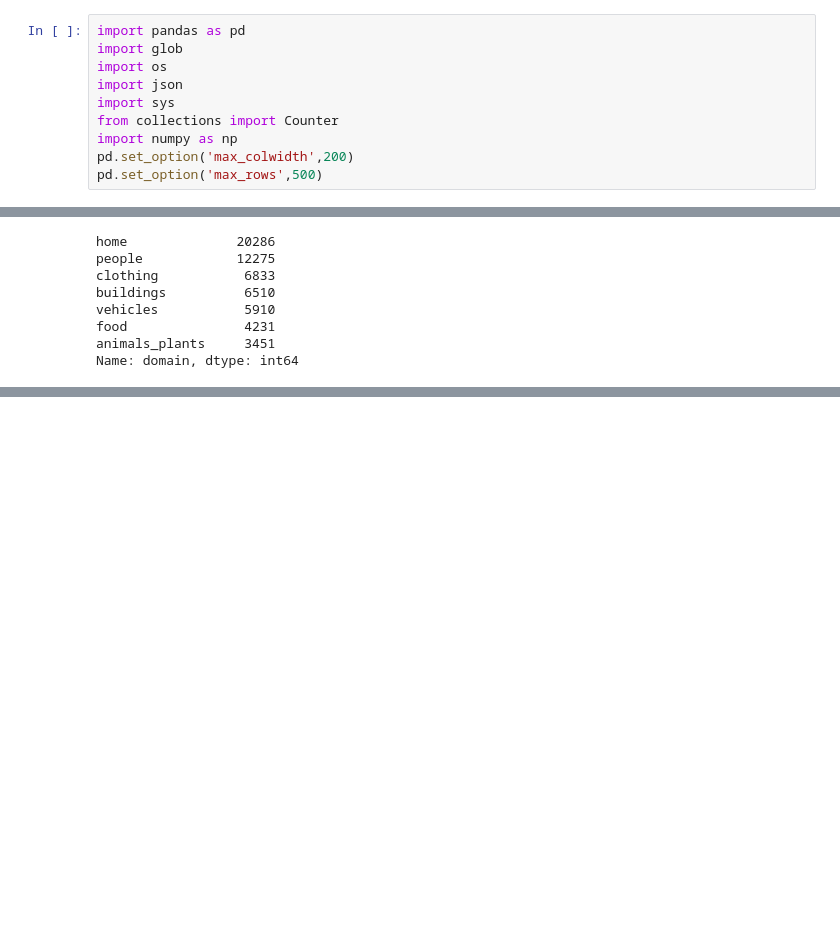
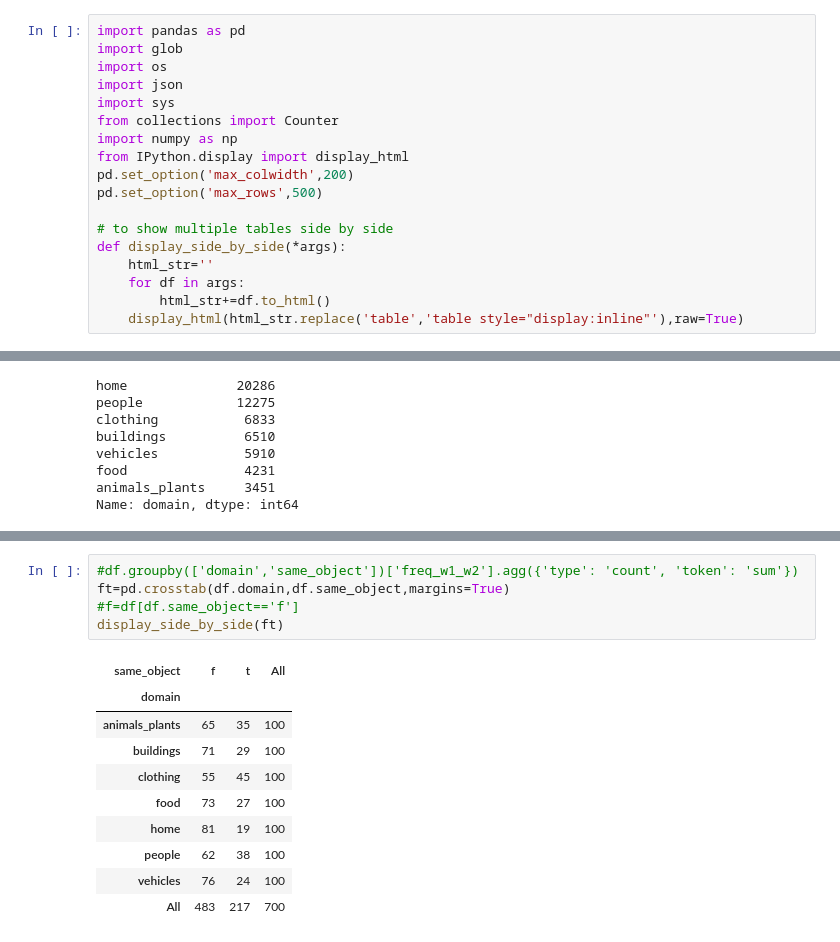
Before and after one commit to sinazarriess/many_names_collection, a Jupyter notebook: analysis/explore.ipynb, the cells around one changed output, grey strips where cells are left out. Drawn from its saved outputs; the diff is of its cells as text; blank space fills up the shorter version.

```diff
--- a/analysis/explore.ipynb
+++ b/analysis/explore.ipynb
@@ -6,8 +6,16 @@ import json
 import sys
 from collections import Counter
 import numpy as np
+from IPython.display import display_html
 pd.set_option('max_colwidth',200)
 pd.set_option('max_rows',500)
+
+# to show multiple tables side by side
+def display_side_by_side(*args):
+    html_str=''
+    for df in args:
+        html_str+=df.to_html()
+    display_html(html_str.replace('table','table style="display:inline"'),raw=True)
 # %%
 imgs = pd.read_csv('all_responses_round0-3_cleaned.csv',sep="\t")
 # %%
@@ -118,0 +137,16 @@ Name: domain, dtype: int64
+# %%
+#df.groupby(['domain','same_object'])['freq_w1_w2'].agg({'type': 'count', 'token': 'sum'})
+ft=pd.crosstab(df.domain,df.same_object,margins=True)
+#f=df[df.same_object=='f']
+display_side_by_side(ft)
+# %% [output]
+| same_object | f | t | All |
+| domain |  |  |  |
+| animals_plants | 65 | 35 | 100 |
+| buildings | 71 | 29 | 100 |
+| clothing | 55 | 45 | 100 |
+| food | 73 | 27 | 100 |
+| home | 81 | 19 | 100 |
+| people | 62 | 38 | 100 |
+| vehicles | 76 | 24 | 100 |
+| All | 483 | 217 | 700 |
```
Also changed, not shown: parts of 4 cells of this notebook, 32 other files.
